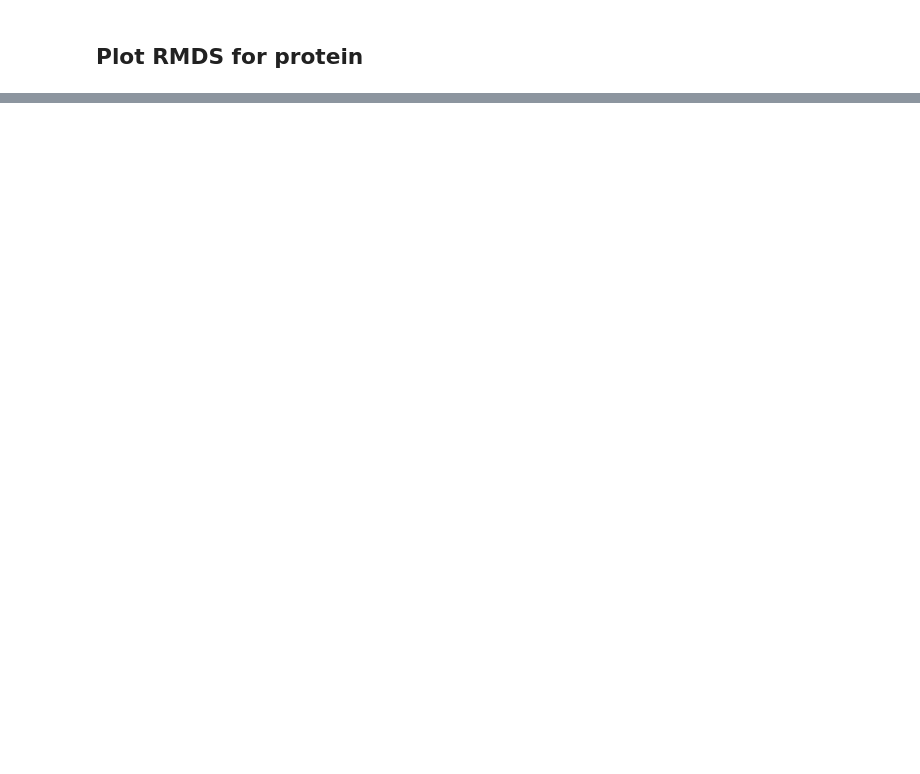
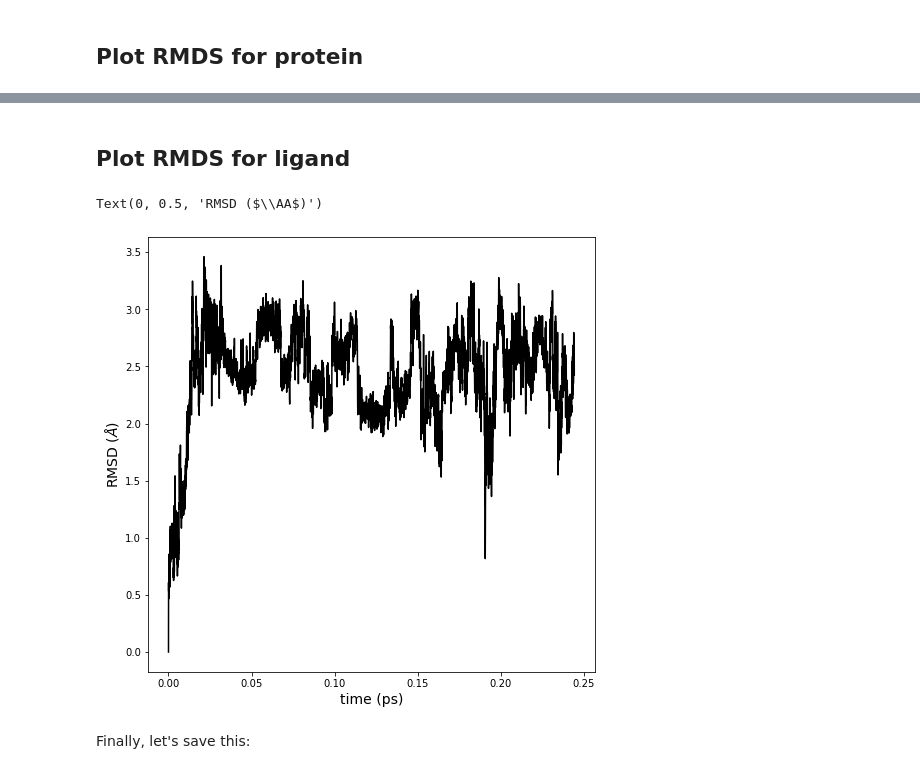
Before and after one commit to jasmin-guven/basic_dynamic_analysis, a Jupyter notebook: analyse.ipynb, the cells around one changed output, grey strips where cells are left out. Cells and saved outputs as stored; diff of their text form; code cells hidden in the pictures; blank space fills up the shorter version.

```diff
--- a/analyse.ipynb
+++ b/analyse.ipynb
@@ -80,0 +170,3 @@ Text(0, 0.5, 'RMSD ($\\AA$)')
+# %%
+ligand_structure = universe.select_atoms("resname MOL")
+reference_ligand_structure = reference_universe.select_atoms("resname MOL")
@@ -80,0 +195,3 @@ Text(0, 0.5, 'RMSD ($\\AA$)')
+# %%
+rmsd_ligand = mda.analysis.rms.RMSD(ligand_structure, reference_ligand_structure)
+rmsd_ligand.run()
@@ -80,0 +204,3 @@ Text(0, 0.5, 'RMSD ($\\AA$)')
+# %%
+rmsd_result = rmsd_ligand.results.rmsd.T
+print(rmsd_result)
@@ -80,0 +220,16 @@ Text(0, 0.5, 'RMSD ($\\AA$)')
+# %%
+time = rmsd_result[1]
+rmsd_values = rmsd_result[2]
+# %% [markdown]
+## Plot RMDS for ligand
+# %%
+fig = plt.figure(figsize=(8, 8))
+ax = fig.add_subplot(111)
+ax.plot(time, rmsd_values, "k-")
+ax.set_xlabel("time (ps)", fontsize = 14)
+ax.set_ylabel(r"RMSD ($\AA$)", fontsize = 14)
+# %% [output]
+Text(0, 0.5, 'RMSD ($\\AA$)')
+[figure, added]
+# %% [markdown]
+Finally, let's save this:
```
Also changed, not shown: parts of 36 cells of this notebook, 1 other file.
